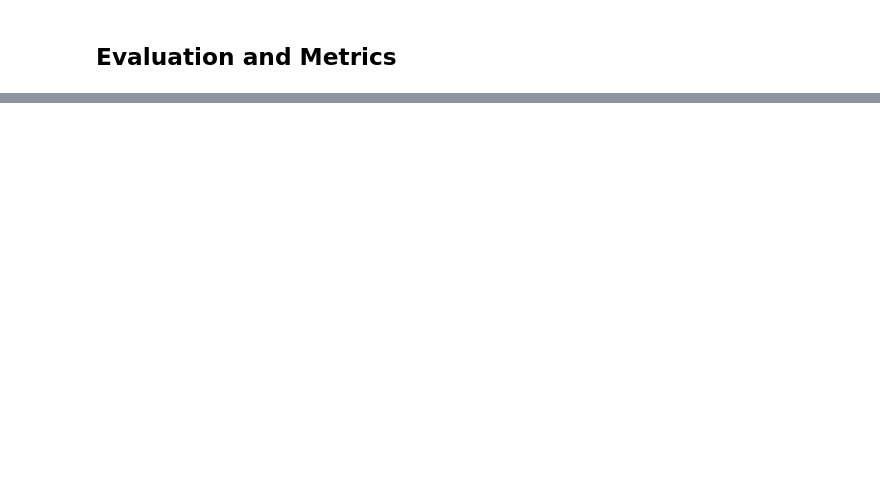
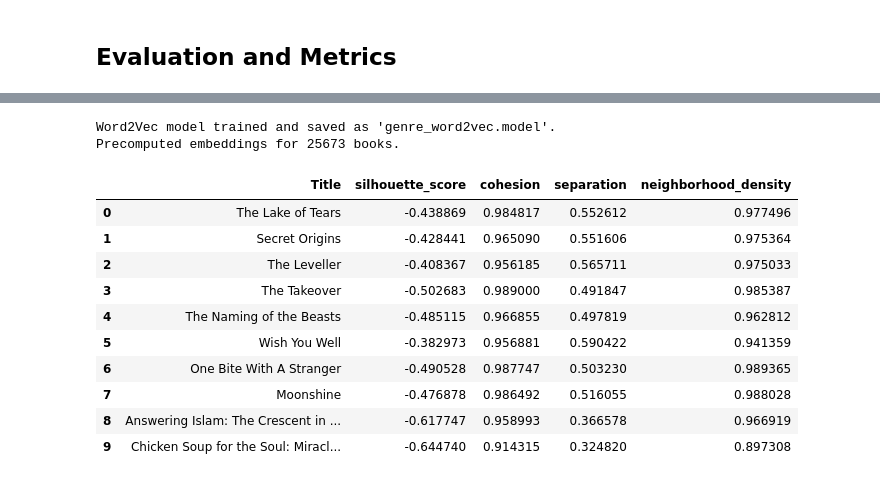
Before and after one commit to albert-moller/BookRecommender, a Jupyter notebook: recommendation_system.ipynb, the cells around one changed output, grey strips where cells are left out. Drawn from its saved outputs; the diff is of its cells as text; code cells hidden in the pictures; blank space fills up the shorter version.

```diff
--- a/recommendation_system.ipynb
+++ b/recommendation_system.ipynb
@@ -933,0 +1216,25 @@ sampled_data.head(50)
+# %%
+# Ensure titles are unique.
+unique_titles = test_data.drop_duplicates(subset='Title')
+# Ensure genres are unique.
+unique_genres = unique_titles.drop_duplicates(subset='Genres')
+# Randomly sample 100 books for evaluation.
+sampled_data = unique_genres.sample(n=100, random_state=42)
+# Evaluate similarity metrics
+metrics_df = evaluate_word2vec(train_data, sampled_data, top_n=10)
+# Display metrics
+metrics_df.head(10)
+# %% [output]
+Word2Vec model trained and saved as 'genre_word2vec.model'.
+Precomputed embeddings for 25673 books.
+|  | Title | silhouette_score | cohesion | separation | neighborhood_density |
+| 0 | The Lake of Tears | -0.438869 | 0.984817 | 0.552612 | 0.977496 |
+| 1 | Secret Origins | -0.428441 | 0.965090 | 0.551606 | 0.975364 |
+| 2 | The Leveller | -0.408367 | 0.956185 | 0.565711 | 0.975033 |
+| 3 | The Takeover | -0.502683 | 0.989000 | 0.491847 | 0.985387 |
+| 4 | The Naming of the Beasts | -0.485115 | 0.966855 | 0.497819 | 0.962812 |
+| 5 | Wish You Well | -0.382973 | 0.956881 | 0.590422 | 0.941359 |
+| 6 | One Bite With A Stranger | -0.490528 | 0.987747 | 0.503230 | 0.989365 |
+| 7 | Moonshine | -0.476878 | 0.986492 | 0.516055 | 0.988028 |
+| 8 | Answering Islam: The Crescent in ... | -0.617747 | 0.958993 | 0.366578 | 0.966919 |
+| 9 | Chicken Soup for the Soul: Miracl... | -0.644740 | 0.914315 | 0.324820 | 0.897308 |
```
Also changed, not shown: parts of 12 cells of this notebook, 1 other file.
